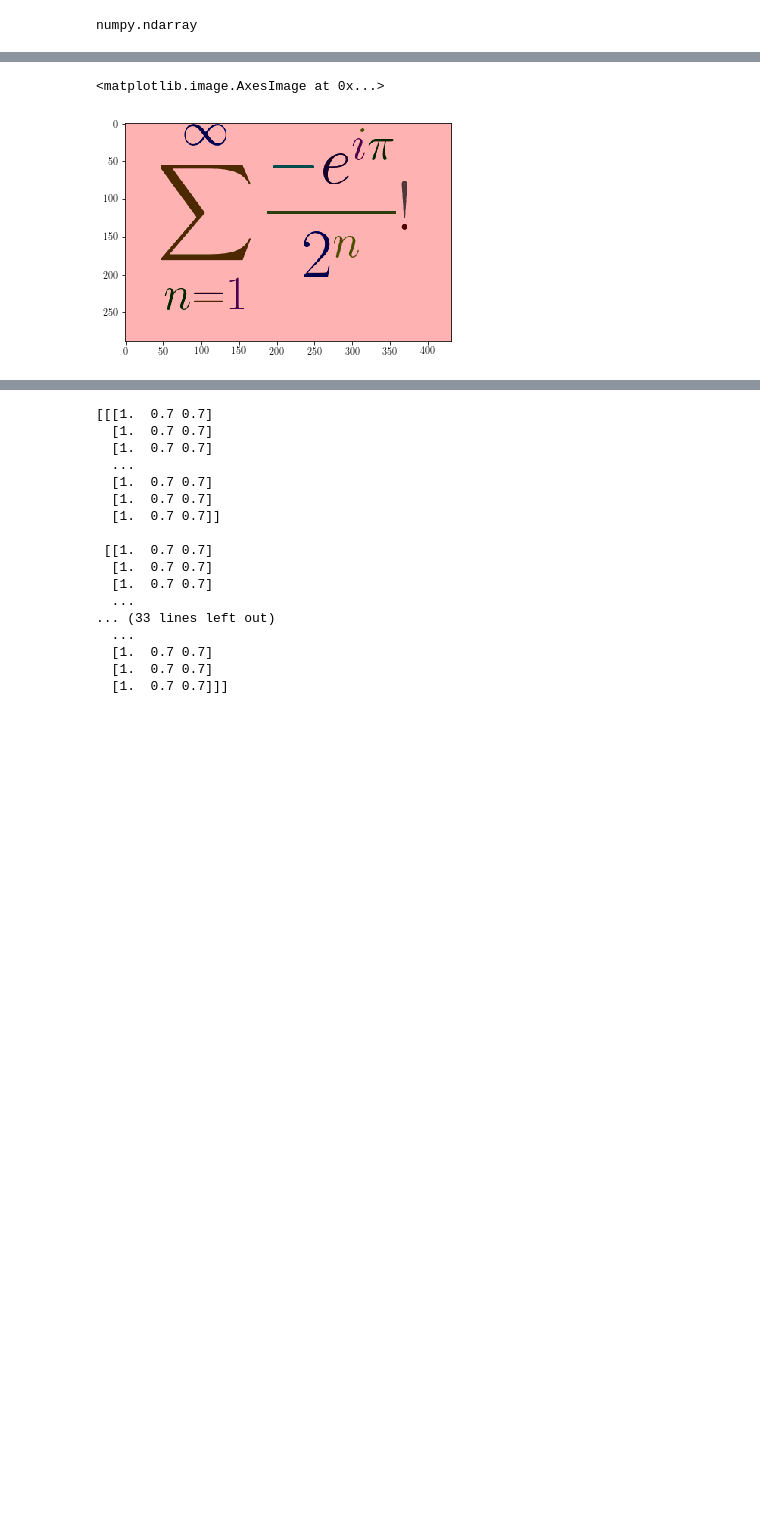
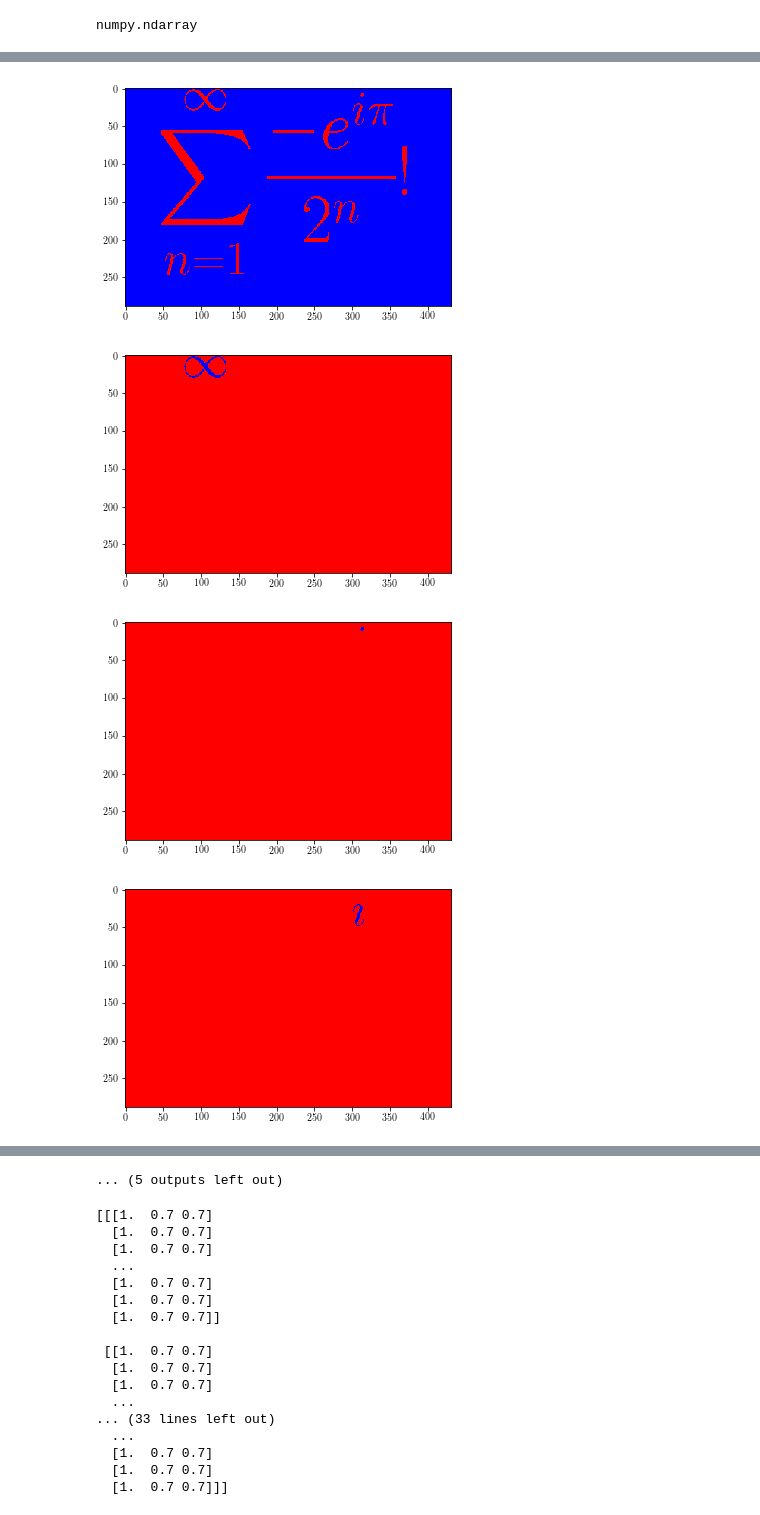
Before and after one commit to slottad/tex-musings, a Jupyter notebook: jupyter/LaTeX_Image_Segmentation.ipynb, the cells around one changed output, grey strips where cells are left out. Drawn from its saved outputs; the diff is of its cells as text; code cells hidden in the pictures; blank space fills up the shorter version.

Commit message:
Plot all segments

```diff
--- a/jupyter/LaTeX_Image_Segmentation.ipynb
+++ b/jupyter/LaTeX_Image_Segmentation.ipynb
@@ -63,5 +63,11 @@ plt.imshow(im)
-# %%
-plt.imshow(overlay)
-# %% [output]
-<matplotlib.image.AxesImage at 0x...>
-[figure, removed]
+# %%
+for i in range(0,17):
+    subov = blobs_labels == i
+    subim = color.label2rgb(subov)
+    plt.imshow(subim)
+    plt.show()
+# %% [output]
+[figure, added]
+[figure, added]
+[figure, added]
+[figure, added]
@@ -68,3 +82,4 @@ plt.imshow(overlay)
+... (5 outputs left out)
 # %%
 print(overlay)
 # %% [output]
```
Also changed, not shown: parts of 3 cells of this notebook.
